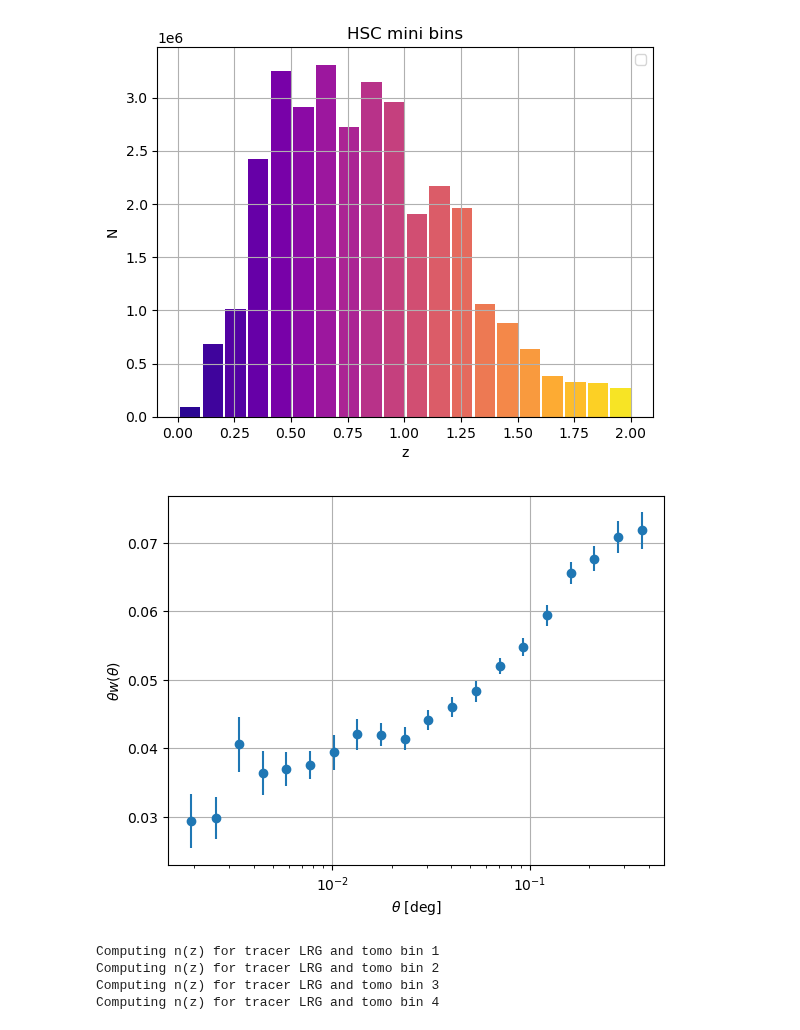
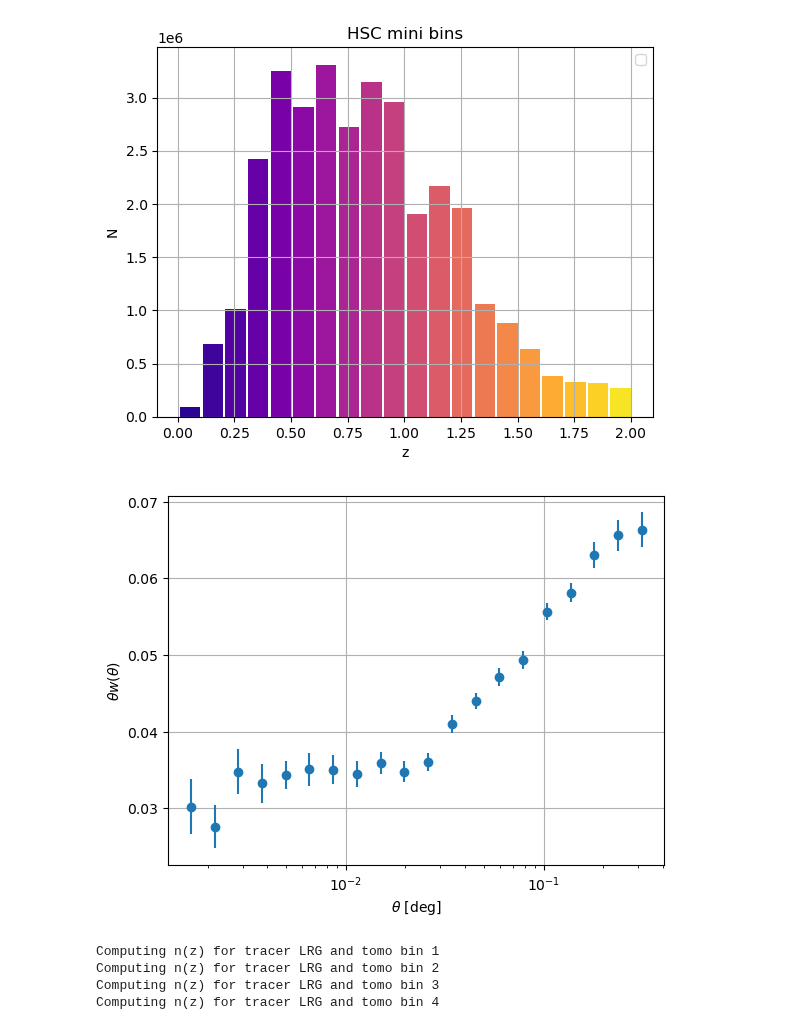
Before and after one commit to JeanCHDJdev/desi-y3-hsc, a Jupyter notebook: src/statistics/plot_results.ipynb, the cells around one changed output. Saved outputs shown, nothing was run; the diff lists cells and outputs as text; code cells hidden in the pictures.

```diff
--- a/src/statistics/plot_results.ipynb
+++ b/src/statistics/plot_results.ipynb
@@ -110,12 +110,12 @@ plt.legend()
 <matplotlib.legend.Legend at 0x...>
 [figure]
 # %%
-file = cf.CorrFileReader(path_dictionary['DESI_NGC']).get_file(2, 2, 'LRG', 'LRG', moc=1)
+file = cf.CorrFileReader(path_dictionary['DESI_NGC']).get_file(4, 4, 'LRG', 'LRG', moc=1)
 tpcf = TwoPointEstimator.load(file)
 tpcf.plot()
 plt.xscale('log')
 # %% [output]
-[figure, old version]
+[figure, new version]
 # %%
 importlib.reload(inference)
 importlib.reload(comb)
```
Also changed, not shown: parts of 3 cells of this notebook, 1 other file.
